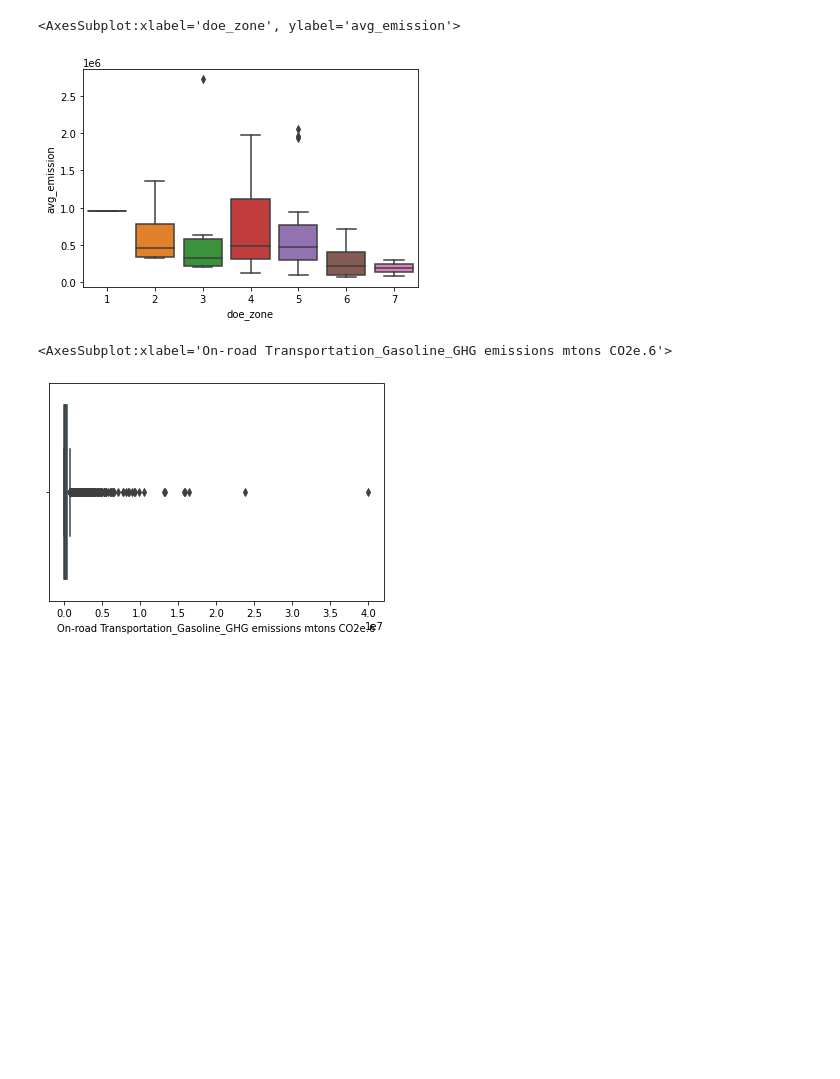
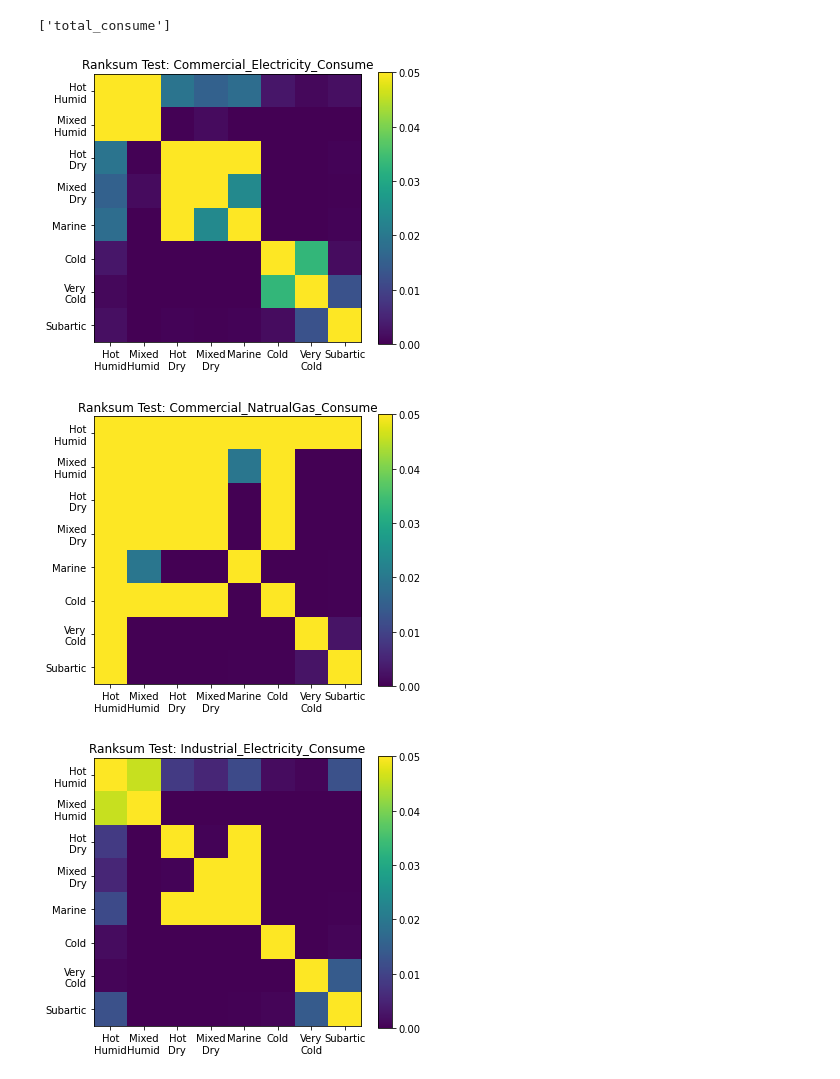
Before and after one commit to ramon349/DSE598_HW, a Jupyter notebook: step3_visualize_consumption_stateleve.ipynb, the cells around one changed output. Cells and saved outputs as stored; diff of their text form; code cells hidden in the pictures; blank space fills up the shorter version.

```diff
--- a/step3_visualize_consumption_stateleve.ipynb
+++ b/step3_visualize_consumption_stateleve.ipynb
@@ -107,0 +239,3 @@ for  i,(name , icol) in enumerate(col_name_paris):
+# %%
+
+data['doe_climate_zone_name'] = data['doe_climate_zone'].map(climate_map)
@@ -112,11 +361,0 @@ for  i,(name , icol) in enumerate(col_name_paris):
-# %%
-sns.boxplot(data=plot_df,y='avg_emission',x='doe_zone')
-# %% [output]
-<AxesSubplot:xlabel='doe_zone', ylabel='avg_emission'>
-[figure, removed]
-# %%
-i_col = 'On-road Transportation_Gasoline_GHG emissions mtons CO2e.6'
-sns.boxplot( data=data,x=i_col,)
-# %% [output]
-<AxesSubplot:xlabel='On-road Transportation_Gasoline_GHG emissions mtons CO2e.6'>
-[figure, removed]
@@ -122,0 +383,41 @@ sns.boxplot( data=data,x=i_col,)
+# %%
+consume_pairs = [e for e in data if 'consume' in e]
+consume_pairs
+# %% [output]
+['total_consume']
+# %%
+consume_cols = ['Commercial_Electricity_Consume',
+ 'Commercial_NatrualGas_Consume',
+ 'Industrial_Electricity_Consume',
+ 'Industrial_Electricity_Consume',
+ 'Industrial_NaturalGas_Consume',
+ 'On Road Disel_Consume',
+ 'On Road Gasoline_Consume',
+ 'Residential_Electricity_Consume',
+ 'Residential_NaturalGals_Consume']
+# %%
+for  i,(icol) in enumerate(consume_cols):
+    name = icol
+    names = list()
+    values = list()
+    values = np.zeros((len(climate_order),len(climate_order)))
+    for i,regiona in enumerate(climate_order):
+        for j,regionb in enumerate(climate_order):
+            ra_val = data.loc[data['doe_climate_zone_name']==regiona,icol]
+            rb_val = data.loc[data['doe_climate_zone_name']==regionb,icol]
+            pval = stats.ranksums(ra_val,rb_val).pvalue
+            values[i,j] = pval
+    plt.figure(figsize=(6, 5))
+    plt.imshow(values, vmin=0, vmax=0.05)
+    plt.colorbar()
+    save_name = name.replace(" ","_")
+    plt.title(f"Ranksum Test: {name}")
+    # Add labels
+    num_labels = len(climate_order)
+    plt.xticks(range(num_labels),climate_order)
+    plt.yticks(range(num_labels),climate_order)
+    plt.savefig(f"./figure4_consumption/{name}_ranksum.png")
+# %% [output]
+[figure, added]
+[figure, added]
+[figure, added]
```
Also changed, not shown: parts of 28 cells of this notebook.
